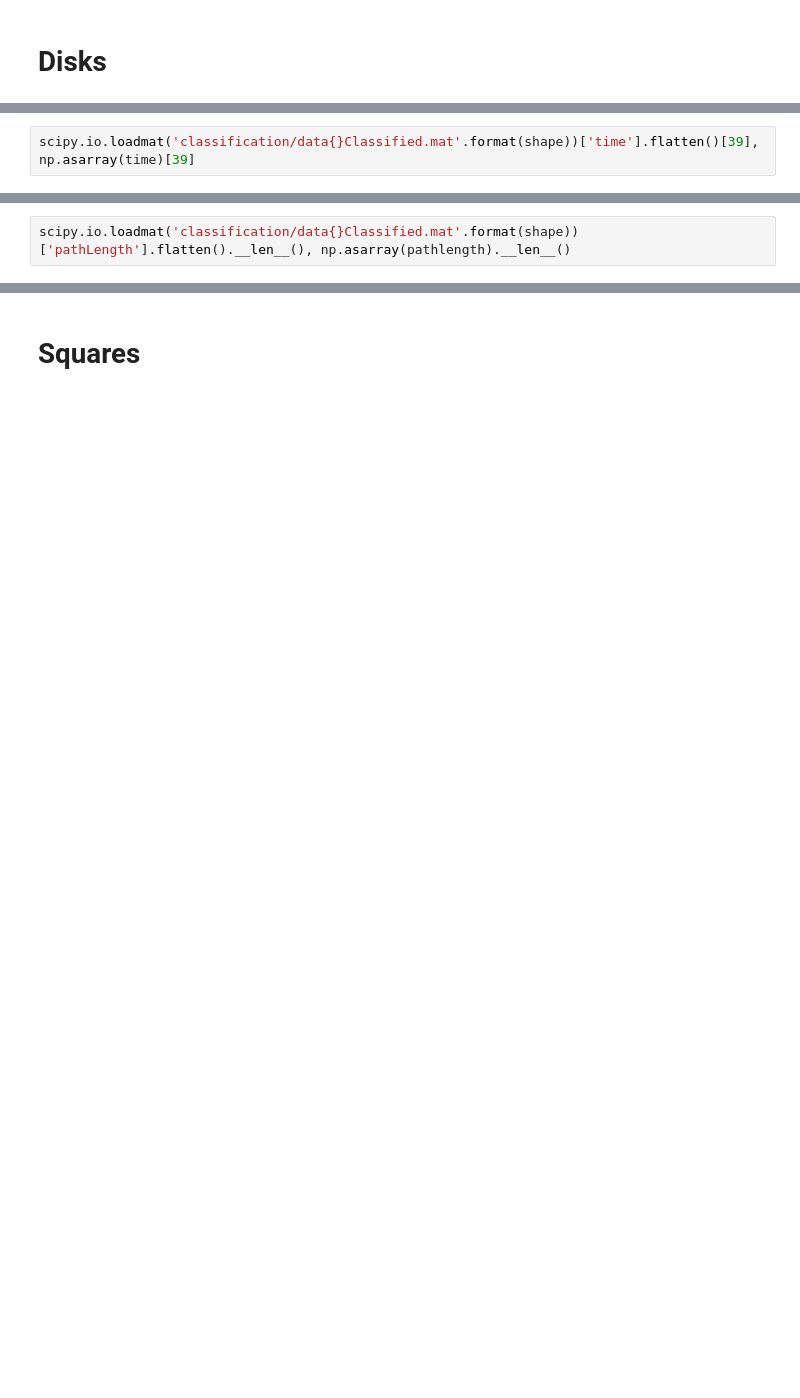
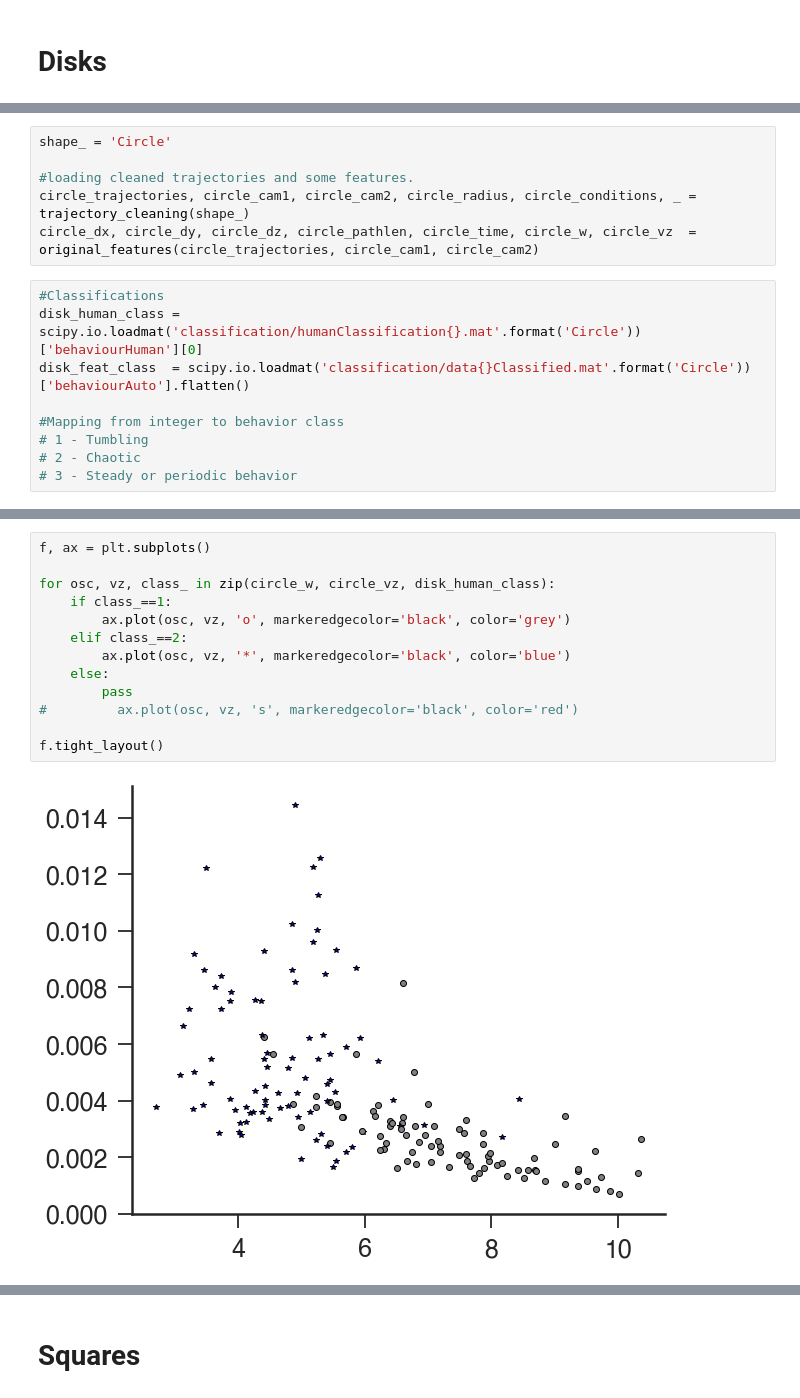
Before and after one commit to arthurpessa/falling-paper-ordpy, a Jupyter notebook: falling-paper-ordpy.ipynb, the cells around one changed output, grey strips where cells are left out. Drawn from its saved outputs; the diff is of its cells as text; blank space fills up the shorter version.

```diff
--- a/falling-paper-ordpy.ipynb
+++ b/falling-paper-ordpy.ipynb
@@ -725,2 +759,0 @@ array([[ 0.00000000e+00,  0.00000000e+00,  9.79506215e-01],
-# %%
-scipy.io.loadmat('classification/data{}Classified.mat'.format(shape))['time'].flatten()[39], np.asarray(time)[39]
@@ -729,2 +759,0 @@ scipy.io.loadmat('classification/data{}Classified.mat'.format(shape))['time'].fl
-# %%
-scipy.io.loadmat('classification/data{}Classified.mat'.format(shape))['pathLength'].flatten().__len__(), np.asarray(pathlength).__len__()
@@ -1037,0 +760,15 @@ for i in [21,6]:
+# %%
+shape_ = 'Circle'
+
+#loading cleaned trajectories and some features.
+circle_trajectories, circle_cam1, circle_cam2, circle_radius, circle_conditions, _ = trajectory_cleaning(shape_)
+circle_dx, circle_dy, circle_dz, circle_pathlen, circle_time, circle_w, circle_vz  = original_features(circle_trajectories, circle_cam1, circle_cam2)
+# %%
+#Classifications
+disk_human_class = scipy.io.loadmat('classification/humanClassification{}.mat'.format('Circle'))['behaviourHuman'][0]
+disk_feat_class  = scipy.io.loadmat('classification/data{}Classified.mat'.format('Circle'))['behaviourAuto'].flatten()
+
+#Mapping from integer to behavior class
+# 1 - Tumbling
+# 2 - Chaotic
+# 3 - Steady or periodic behavior
@@ -1037,0 +786,15 @@ for i in [21,6]:
+# %%
+f, ax = plt.subplots()
+
+for osc, vz, class_ in zip(circle_w, circle_vz, disk_human_class):
+    if class_==1:
+        ax.plot(osc, vz, 'o', markeredgecolor='black', color='grey')
+    elif class_==2:
+        ax.plot(osc, vz, '*', markeredgecolor='black', color='blue')
+    else:
+        pass
+#         ax.plot(osc, vz, 's', markeredgecolor='black', color='red')
+
+f.tight_layout()
+# %% [output]
+[figure, added]
```
Also changed, not shown: parts of 115 cells of this notebook.
